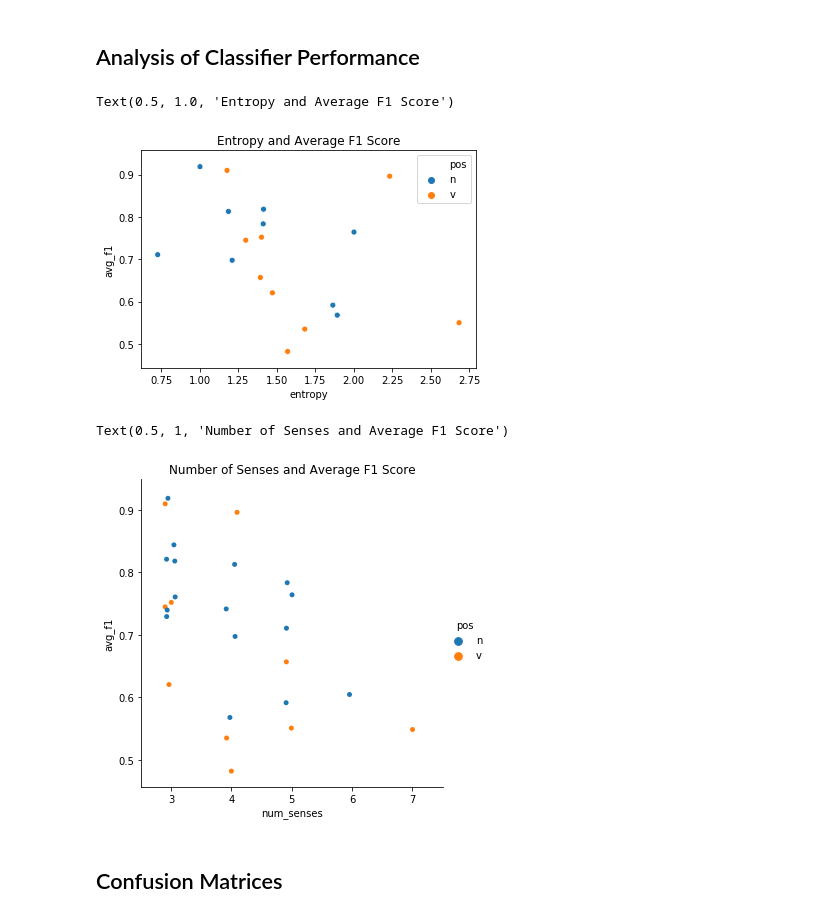
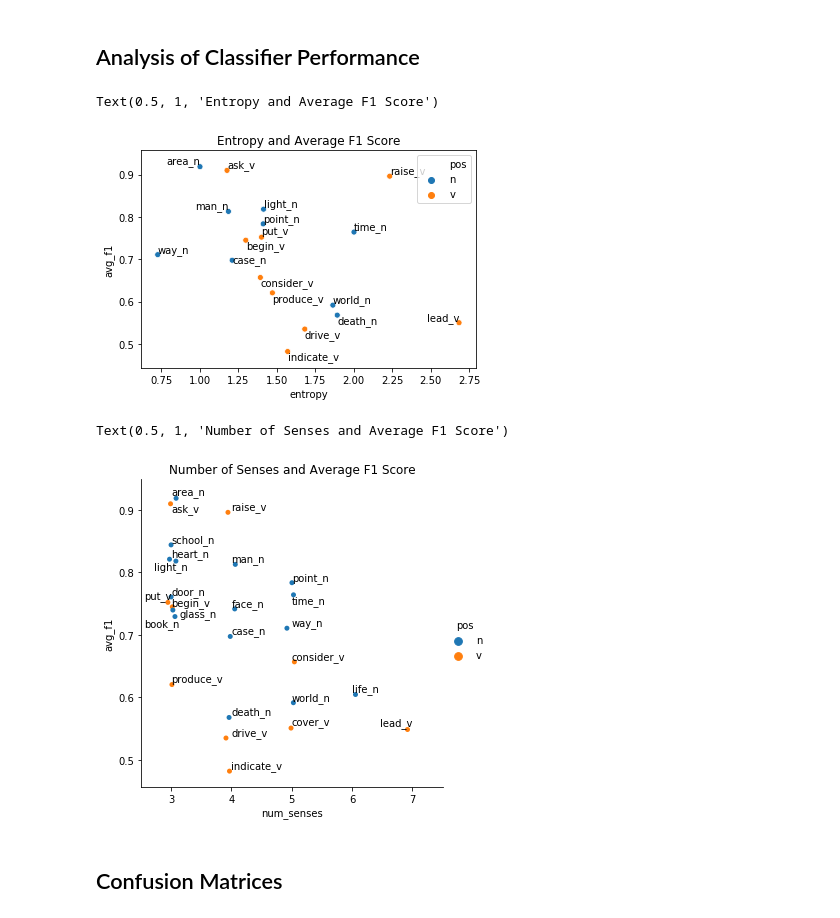
Before and after one commit to sathvikn/bert-wordsense, a Jupyter notebook: codebase/notebooks/logistic_test.ipynb, the cells around one changed output. Drawn from its saved outputs; the diff is of its cells as text; code cells hidden in the pictures.

Commit message:
annotations for plots

```diff
--- a/codebase/notebooks/logistic_test.ipynb
+++ b/codebase/notebooks/logistic_test.ipynb
@@ -73,18 +75,31 @@ with_entropy = model_perf.merge(semcor_entropy, on = 'word')
 # %%
-sns.scatterplot(x = 'entropy', y = 'avg_f1', hue = 'pos', data = with_entropy)
+ent_f1 = sns.scatterplot(x = 'entropy', y = 'avg_f1', hue = 'pos', data = with_entropy)
+
+texts = []
+for x, y, s in zip(with_entropy['entropy'], with_entropy['avg_f1'], with_entropy['word']):
+    texts.append(plt.text(x, y, s))
+
+adjust_text(texts, force_points=0.2, force_text=0.2, expand_points=(1, 1), expand_text=(1, 1))
+
 plt.title("Entropy and Average F1 Score")
 # %% [output]
-Text(0.5, 1.0, 'Entropy and Average F1 Score')
+Text(0.5, 1, 'Entropy and Average F1 Score')
-[figure, old version]
+[figure, new version]
 # %%
 model_perf['num_senses'] = model_perf['word'].apply(get_num_senses, args = [db])
 model_perf['pos'] = model_perf['word'].apply(get_pos, args = ['_'])
 # %%
 sns.catplot(x = 'num_senses', y = 'avg_f1', hue = 'pos', data = model_perf)
+texts = []
+for x, y, s in zip(model_perf['num_senses'] - 3, model_perf['avg_f1'], model_perf['word']):
+    texts.append(plt.text(x, y, s))
+
+adjust_text(texts, force_points=0.2, force_text=0.2, expand_points=(1, 1), expand_text=(1, 1))
+
 plt.title("Number of Senses and Average F1 Score")
 # %% [output]
 Text(0.5, 1, 'Number of Senses and Average F1 Score')
-[figure, old version]
+[figure, new version]
 # %% [markdown]
 ## Confusion Matrices
 # %% [markdown]
```
Also changed, not shown: parts of 1 cell of this notebook.
